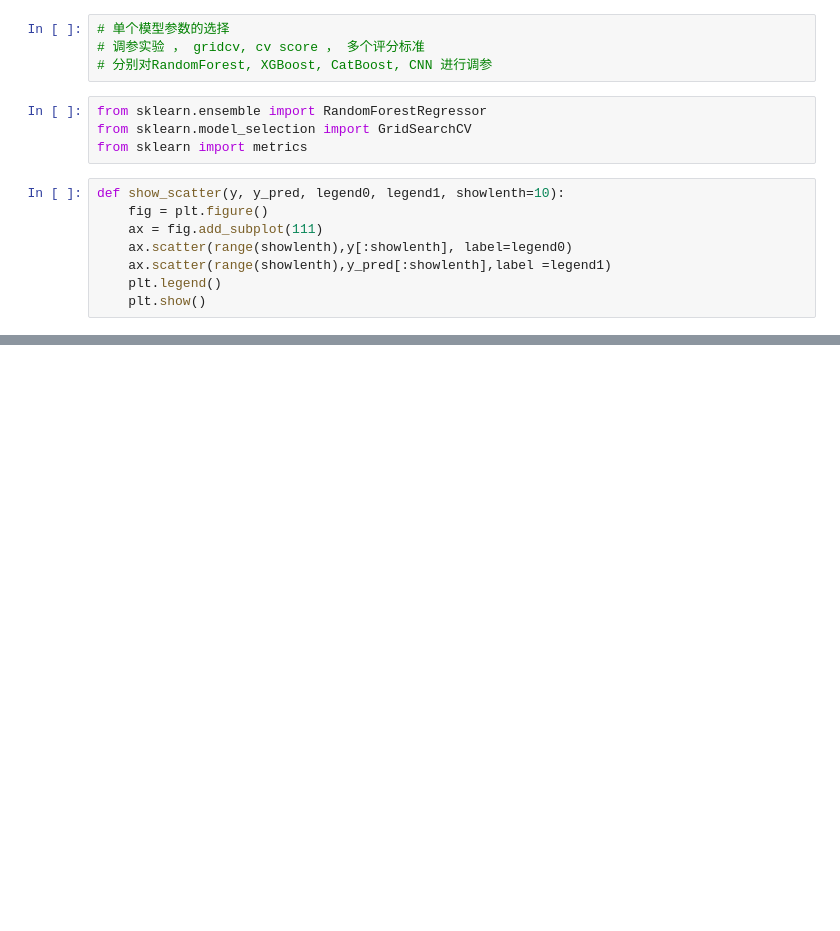
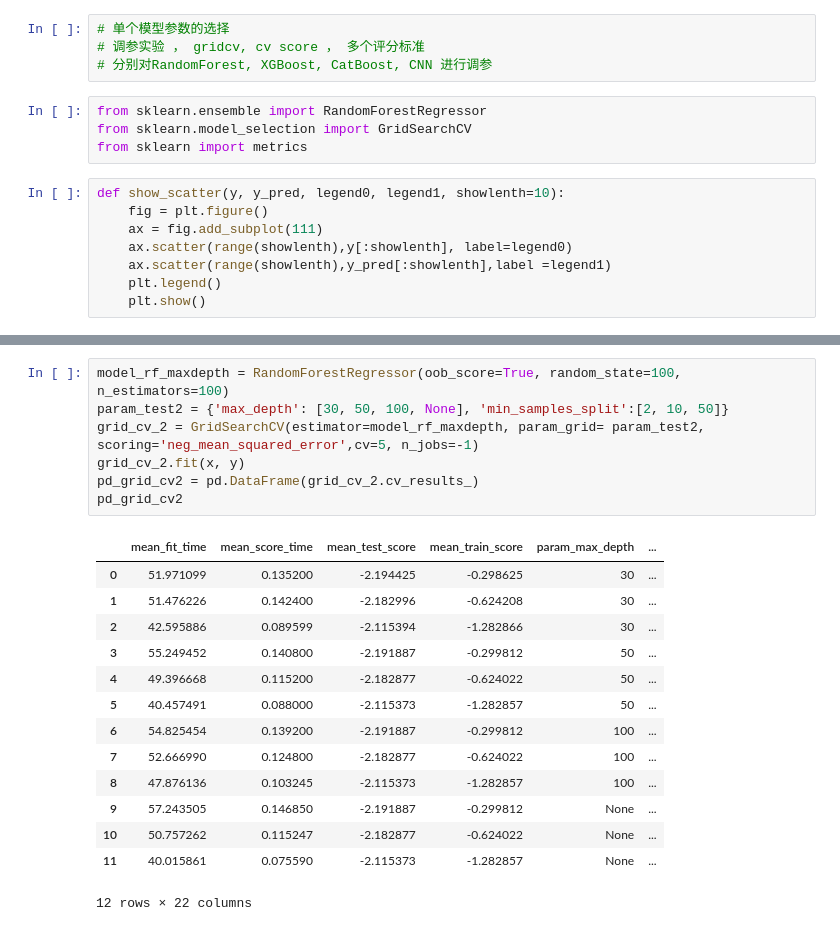
Before and after one commit to dapaohou/-, a Jupyter notebook: src/feature project.ipynb, the cells around one changed output, grey strips where cells are left out. Drawn from its saved outputs; the diff is of its cells as text; blank space fills up the shorter version.

```diff
--- a/src/feature project.ipynb
+++ b/src/feature project.ipynb
@@ -238,0 +272,22 @@ RandomForestRegressor(bootstrap=True, criterion='mse', max_depth=None,
+# %%
+model_rf_maxdepth = RandomForestRegressor(oob_score=True, random_state=100, n_estimators=100)
+param_test2 = {'max_depth': [30, 50, 100, None], 'min_samples_split':[2, 10, 50]}
+grid_cv_2 = GridSearchCV(estimator=model_rf_maxdepth, param_grid= param_test2, scoring='neg_mean_squared_error',cv=5, n_jobs=-1)
+grid_cv_2.fit(x, y)
+pd_grid_cv2 = pd.DataFrame(grid_cv_2.cv_results_)
+pd_grid_cv2
+# %% [output]
+|  | mean_fit_time | mean_score_time | mean_test_score | mean_train_score | param_max_depth | ... |
+| 0 | 51.971099 | 0.135200 | -2.194425 | -0.298625 | 30 | ... |
+| 1 | 51.476226 | 0.142400 | -2.182996 | -0.624208 | 30 | ... |
+| 2 | 42.595886 | 0.089599 | -2.115394 | -1.282866 | 30 | ... |
+| 3 | 55.249452 | 0.140800 | -2.191887 | -0.299812 | 50 | ... |
+| 4 | 49.396668 | 0.115200 | -2.182877 | -0.624022 | 50 | ... |
+| 5 | 40.457491 | 0.088000 | -2.115373 | -1.282857 | 50 | ... |
+| 6 | 54.825454 | 0.139200 | -2.191887 | -0.299812 | 100 | ... |
+| 7 | 52.666990 | 0.124800 | -2.182877 | -0.624022 | 100 | ... |
+| 8 | 47.876136 | 0.103245 | -2.115373 | -1.282857 | 100 | ... |
+| 9 | 57.243505 | 0.146850 | -2.191887 | -0.299812 | None | ... |
+| 10 | 50.757262 | 0.115247 | -2.182877 | -0.624022 | None | ... |
+| 11 | 40.015861 | 0.075590 | -2.115373 | -1.282857 | None | ... |
+12 rows × 22 columns
```
Also changed, not shown: parts of 14 cells of this notebook, 5 other files.
